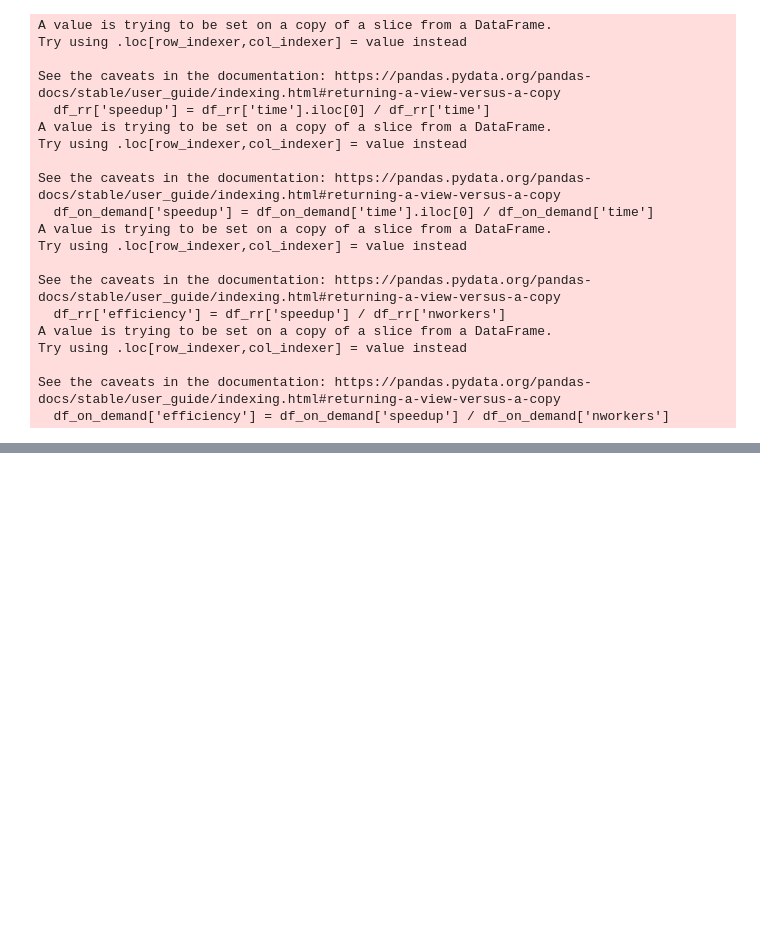
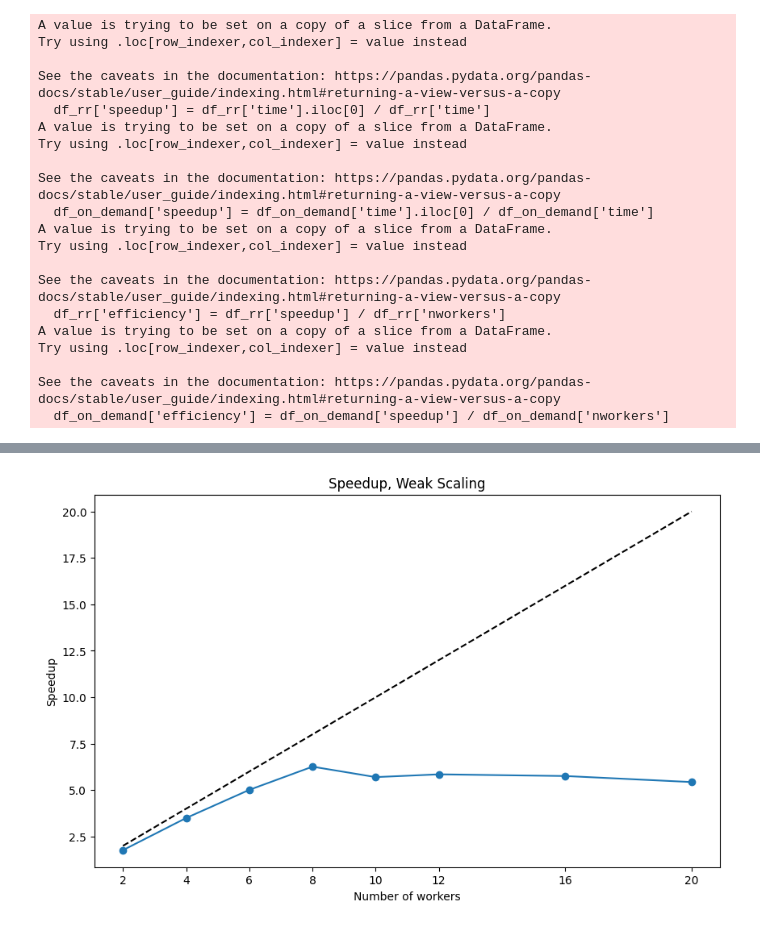
Before and after one commit to g-lago8/SPM-project, a Jupyter notebook: results/results.ipynb, the cells around one changed output, grey strips where cells are left out. Cells and saved outputs as stored; diff of their text form; code cells hidden in the pictures; blank space fills up the shorter version.

```diff
--- a/results/results.ipynb
+++ b/results/results.ipynb
@@ -142,0 +196,17 @@ with open('strong_scaling_on_demand.tex', 'w') as f:
+# %%
+# compute speedup as time taken by serial / time taken by parallel
+speedup = df['time'].reset_index(drop=True) / df_par['time'].reset_index(drop=True)
+# give index to speedup
+speedup.index = df_par.index
+# %%
+plt.figure(figsize=(10, 6))
+plt.plot(speedup.index, speedup, marker='o')
+plt.plot (speedup.index, speedup.index, linestyle='--', color='black')
+plt.xticks(speedup.index)
+plt.xlabel('Number of workers')
+plt.ylabel('Speedup')
+plt.title('Speedup, Weak Scaling')
+plt.savefig('images/weak_scaling_speedup.png')
+plt.show()
+# %% [output]
+[figure, added]
```
Also changed, not shown: parts of 13 cells of this notebook, 7 other files.
